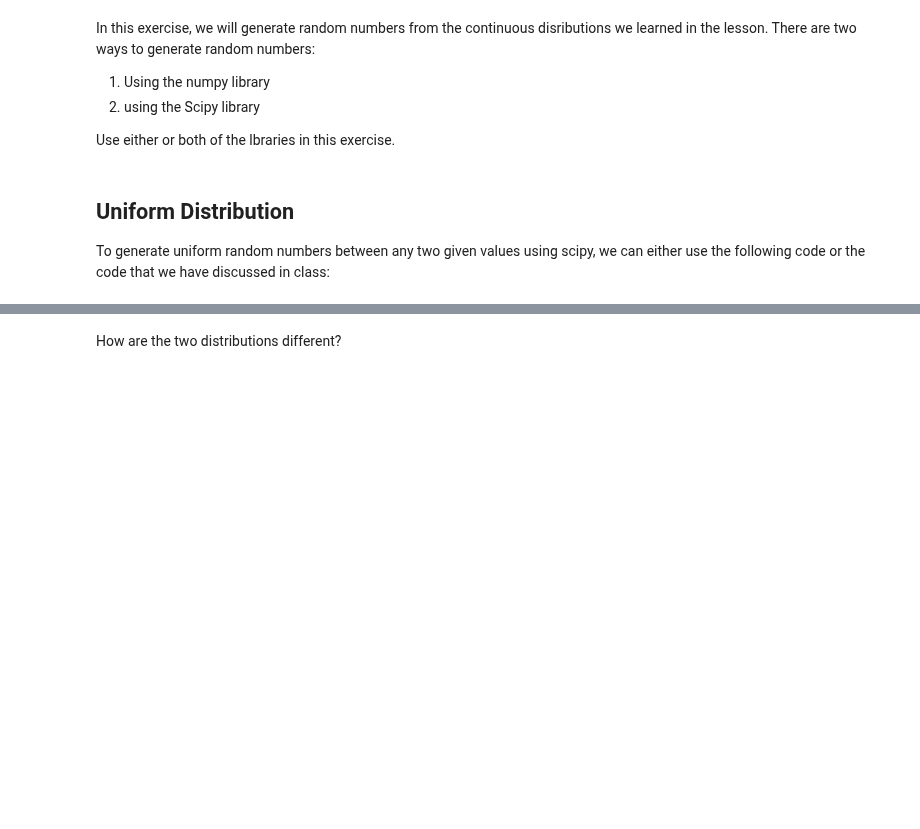
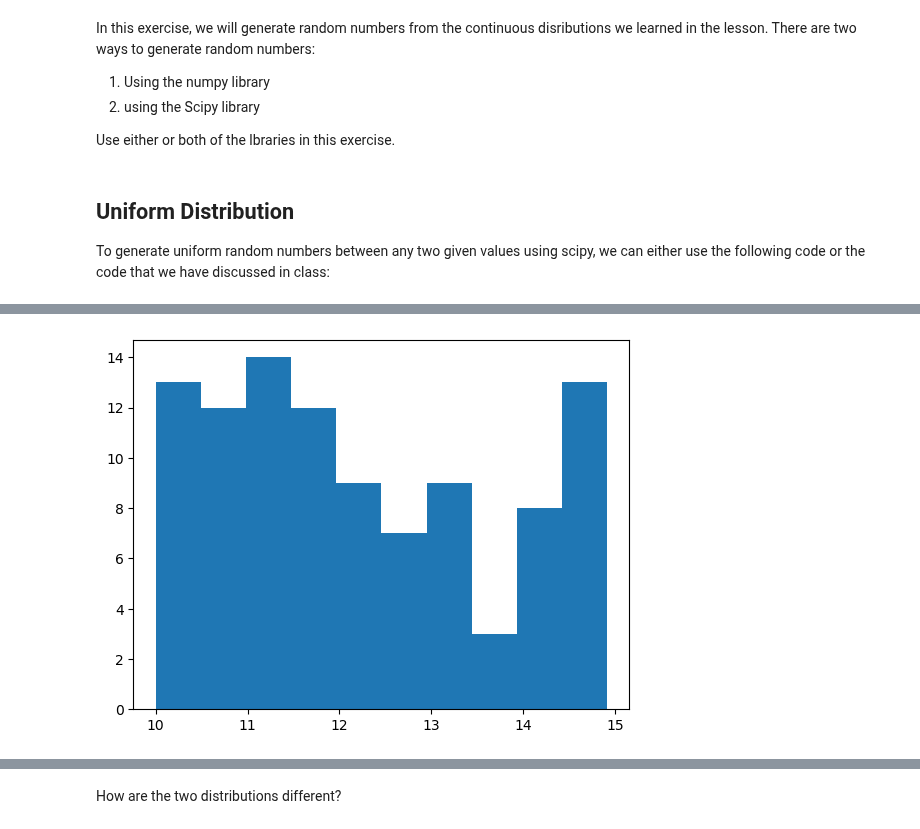
Before and after one commit to ta-data-lis/lab-probability-distributions, a Jupyter notebook: your-code/continuous.ipynb, the cells around one changed output, grey strips where cells are left out. Drawn from its saved outputs; the diff is of its cells as text; code cells hidden in the pictures; blank space fills up the shorter version.

```diff
--- a/your-code/continuous.ipynb
+++ b/your-code/continuous.ipynb
@@ -46,0 +62,11 @@ Your output should look like below:
+# %%
+# your code here
+def generate_uniform_random(bottom, ceiling, count):
+    x = uniform.rvs(size=count)
+    return bottom + (ceiling - bottom) * x
+# %%
+data=generate_uniform_random(10,15,100)
+plt.hist(data,bins=10)
+plt.show()
+# %% [output]
+[figure, added]
```
Also changed, not shown: parts of 28 cells of this notebook.
